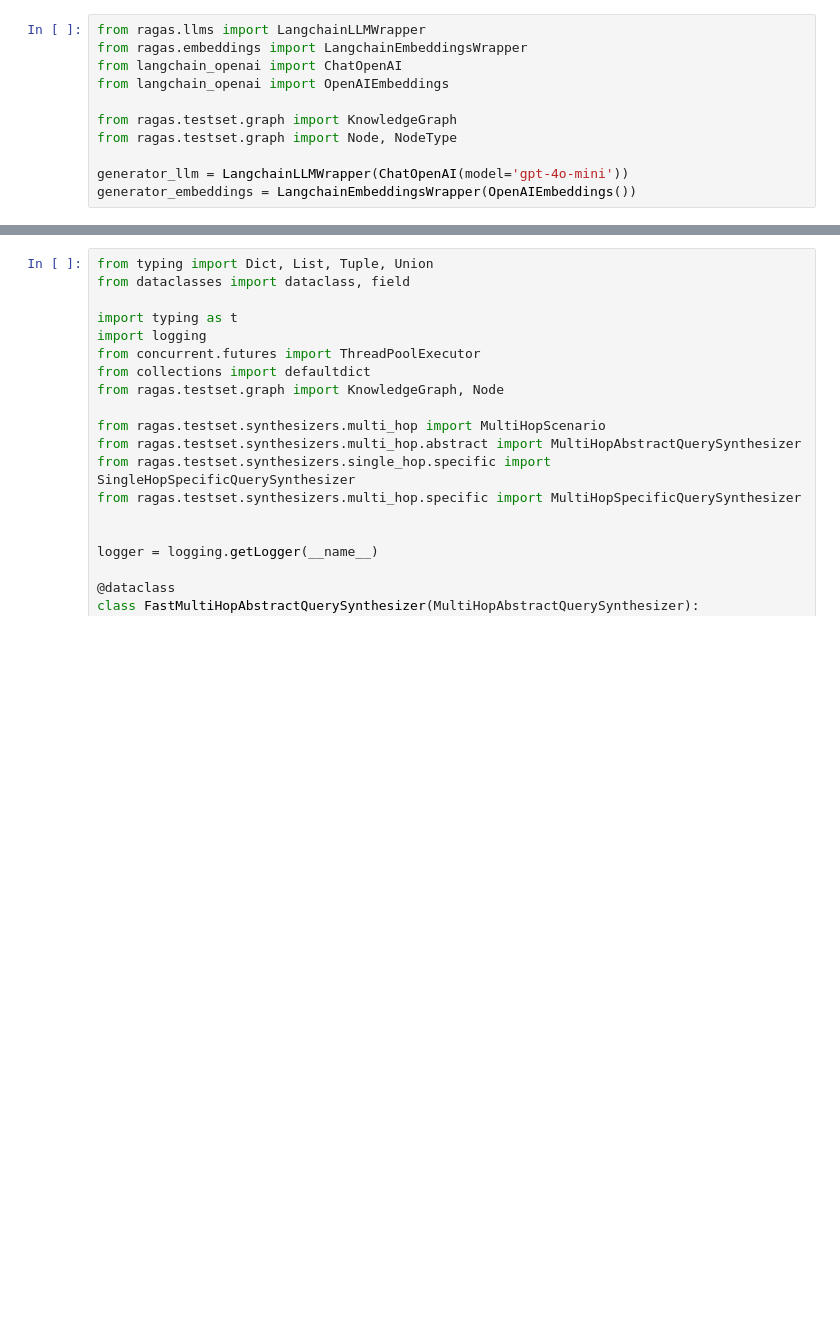
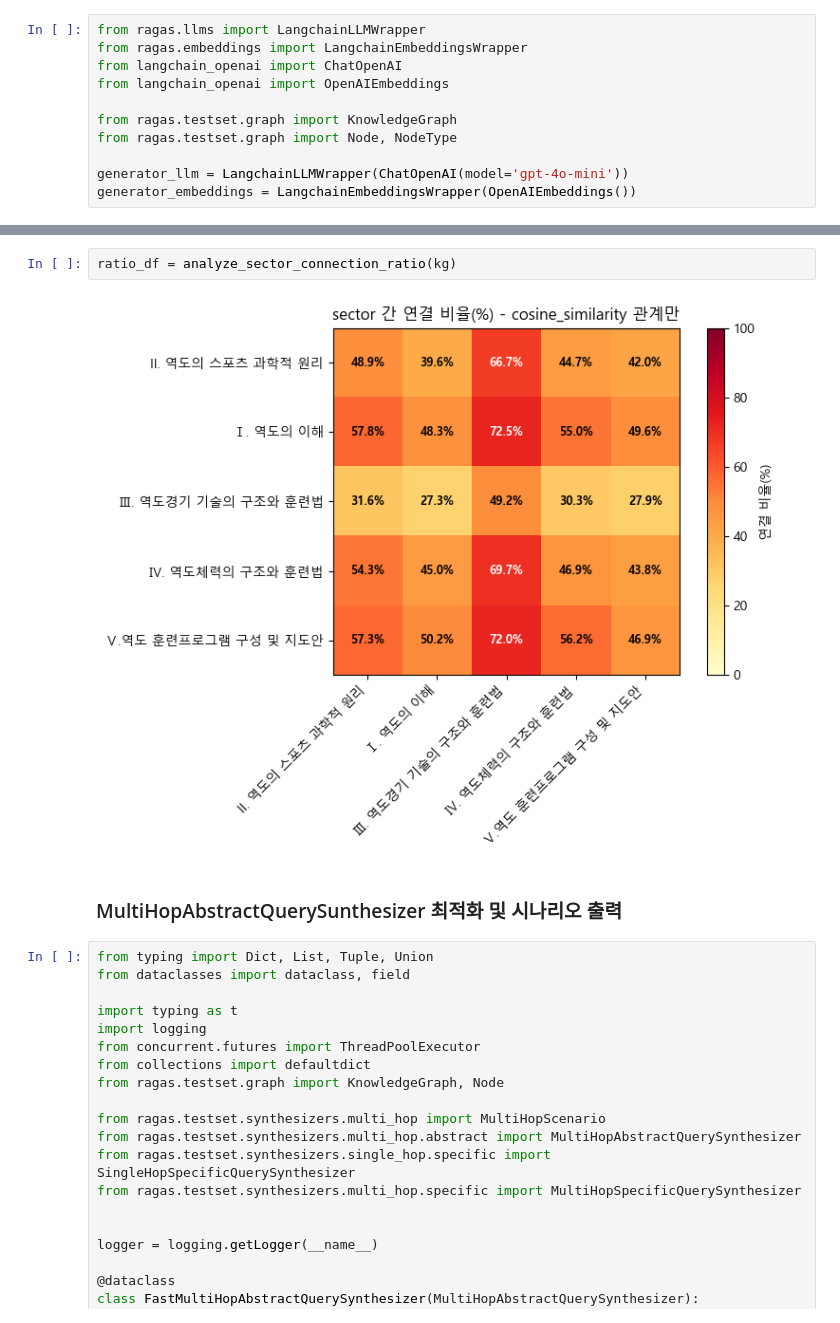
Before and after one commit to yswSlamDunk/SportAgent, a Jupyter notebook: jupyter/3001. RAGAS Basic.ipynb, the cells around one changed output, grey strips where cells are left out. Drawn from its saved outputs; the diff is of its cells as text; blank space fills up the shorter version.

```diff
--- a/jupyter/3001. RAGAS Basic.ipynb
+++ b/jupyter/3001. RAGAS Basic.ipynb
@@ -193,3 +423,9 @@ class FastMultiHopAbstractQuerySynthesizer(MultiHopAbstractQuerySynthesizer):
+# %%
+ratio_df = analyze_sector_connection_ratio(kg)
+# %% [output]
+[figure, added]
+# %% [markdown]
+### MultiHopAbstractQuerySunthesizer 최적화 및 시나리오 출력
 # %%
 from typing import Dict, List, Tuple, Union
 from dataclasses import dataclass, field
```
Also changed, not shown: parts of 44 cells of this notebook, 2 other files.
